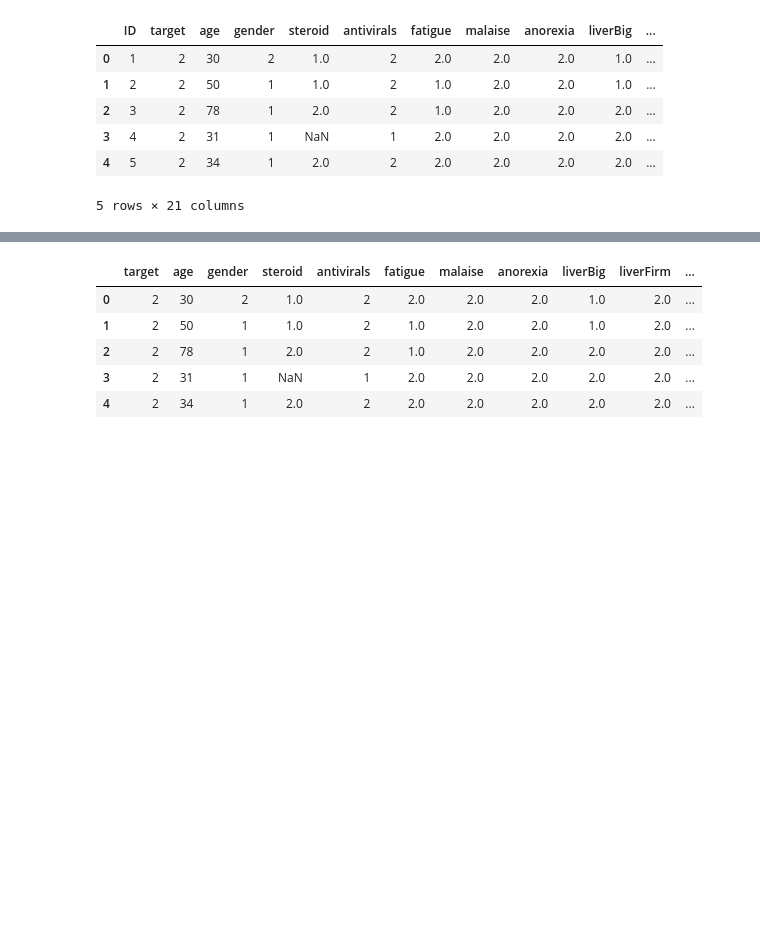
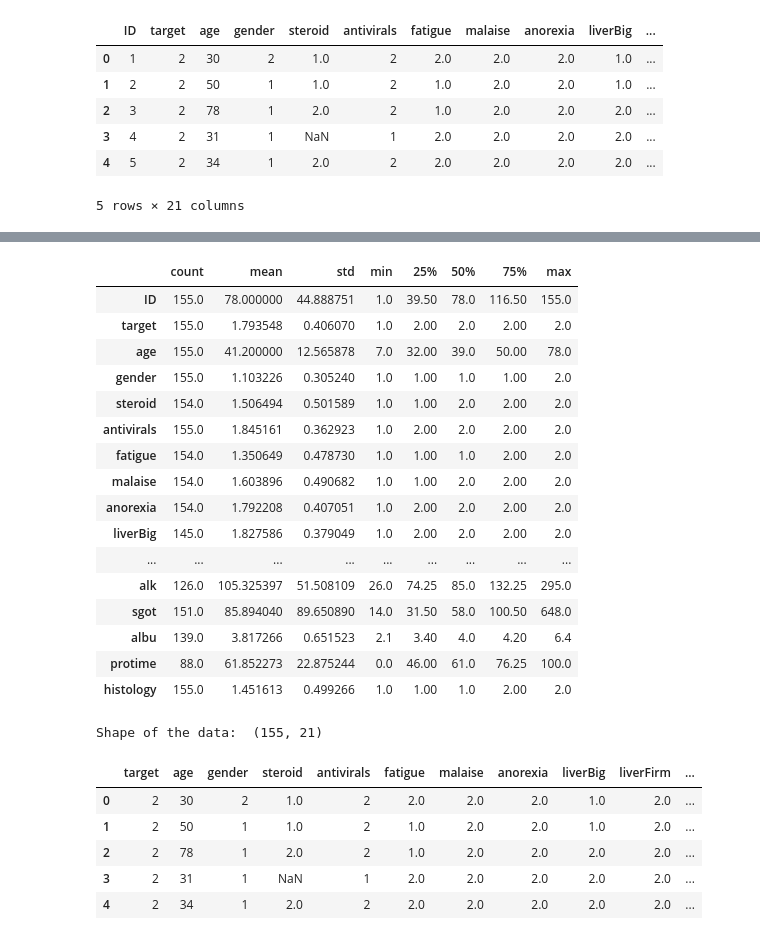
Before and after one commit to KaleemuAllah/AI-course-files, a Jupyter notebook: Machine_Learning/Hapatitis_project_file.ipynb, the cells around one changed output, grey strips where cells are left out. Cells and saved outputs as stored; diff of their text form; code cells hidden in the pictures; blank space fills up the shorter version.

```diff
--- a/Machine_Learning/Hapatitis_project_file.ipynb
+++ b/Machine_Learning/Hapatitis_project_file.ipynb
@@ -32,3 +87,29 @@ df.head()
+# %%
+# Check the statistical summary
+df.describe().T
+# %% [output]
+|  | count | mean | std | min | 25% | 50% | 75% | max |
+| ID | 155.0 | 78.000000 | 44.888751 | 1.0 | 39.50 | 78.0 | 116.50 | 155.0 |
+| target | 155.0 | 1.793548 | 0.406070 | 1.0 | 2.00 | 2.0 | 2.00 | 2.0 |
+| age | 155.0 | 41.200000 | 12.565878 | 7.0 | 32.00 | 39.0 | 50.00 | 78.0 |
+| gender | 155.0 | 1.103226 | 0.305240 | 1.0 | 1.00 | 1.0 | 1.00 | 2.0 |
+| steroid | 154.0 | 1.506494 | 0.501589 | 1.0 | 1.00 | 2.0 | 2.00 | 2.0 |
+| antivirals | 155.0 | 1.845161 | 0.362923 | 1.0 | 2.00 | 2.0 | 2.00 | 2.0 |
+| fatigue | 154.0 | 1.350649 | 0.478730 | 1.0 | 1.00 | 1.0 | 2.00 | 2.0 |
+| malaise | 154.0 | 1.603896 | 0.490682 | 1.0 | 1.00 | 2.0 | 2.00 | 2.0 |
+| anorexia | 154.0 | 1.792208 | 0.407051 | 1.0 | 2.00 | 2.0 | 2.00 | 2.0 |
+| liverBig | 145.0 | 1.827586 | 0.379049 | 1.0 | 2.00 | 2.0 | 2.00 | 2.0 |
+| ... | ... | ... | ... | ... | ... | ... | ... | ... |
+| alk | 126.0 | 105.325397 | 51.508109 | 26.0 | 74.25 | 85.0 | 132.25 | 295.0 |
+| sgot | 151.0 | 85.894040 | 89.650890 | 14.0 | 31.50 | 58.0 | 100.50 | 648.0 |
+| albu | 139.0 | 3.817266 | 0.651523 | 2.1 | 3.40 | 4.0 | 4.20 | 6.4 |
+| protime | 88.0 | 61.852273 | 22.875244 | 0.0 | 46.00 | 61.0 | 76.25 | 100.0 |
+| histology | 155.0 | 1.451613 | 0.499266 | 1.0 | 1.00 | 1.0 | 2.00 | 2.0 |
+# %%
+# Check the shape of the data
+print("Shape of the data: ", df.shape)
+# %% [output]
+Shape of the data:  (155, 21)
 # %%
 # Drop the ID column
 df.drop('ID', axis=1, inplace=True)
```
Also changed, not shown: parts of 10 cells of this notebook, 3 other files.
